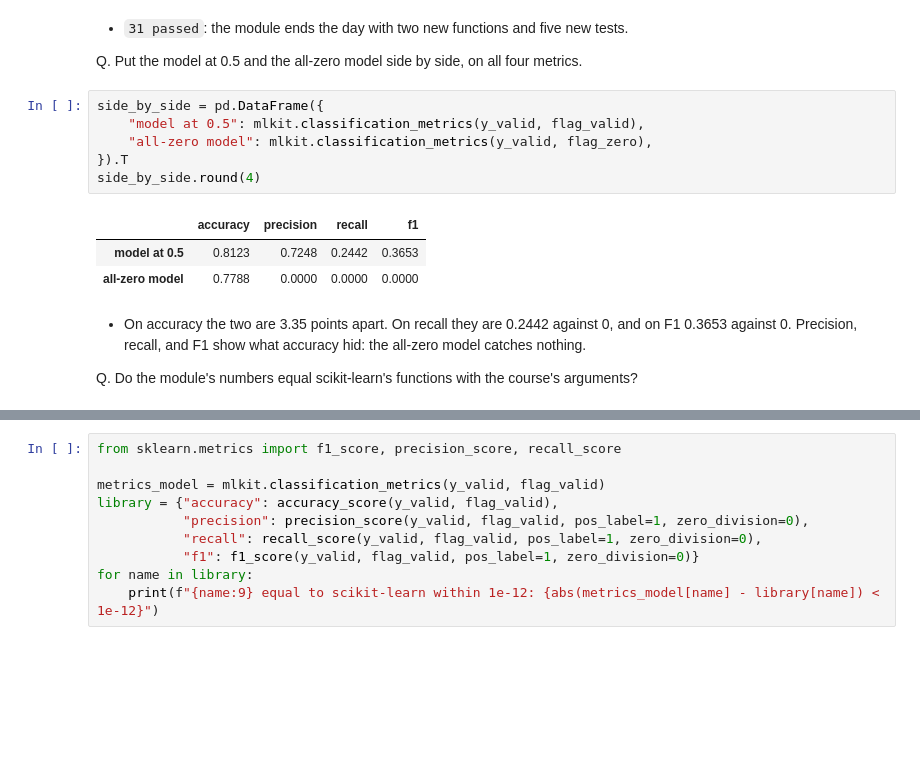
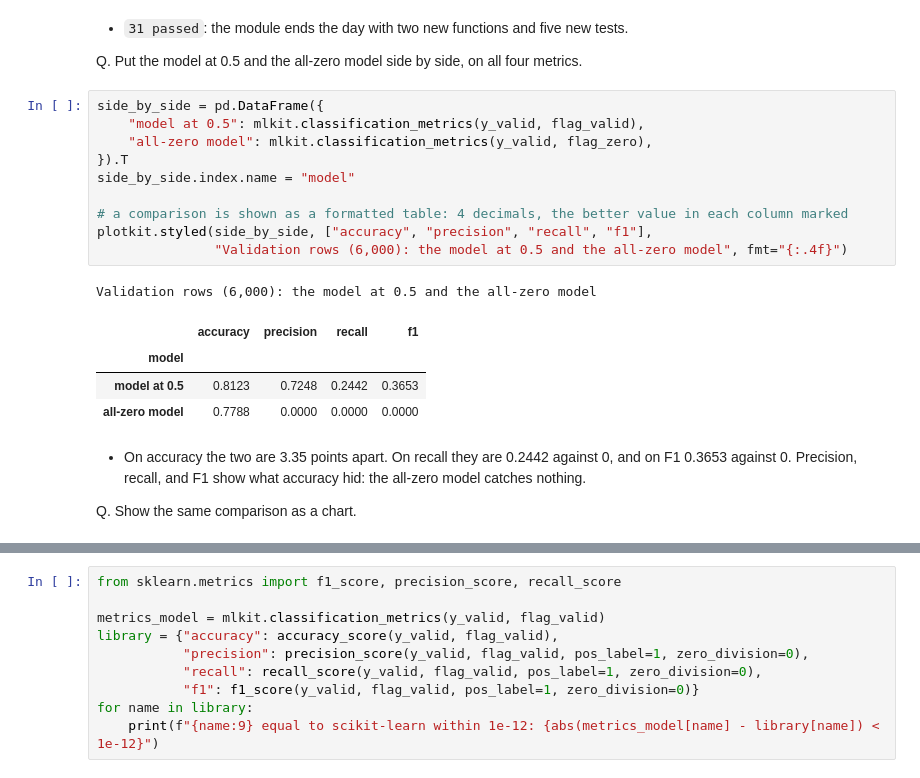
Before and after one commit to lenamonj/python-fixed-income, a Jupyter notebook: course4_machine_learning/week2/day2/07_confusion_matrix_precision_and_recall.ipynb, the cells around one changed output, grey strips where cells are left out. Cells and saved outputs as stored; diff of their text form; blank space fills up the shorter version.

```diff
--- a/course4_machine_learning/week2/day2/07_confusion_matrix_precision_and_recall.ipynb
+++ b/course4_machine_learning/week2/day2/07_confusion_matrix_precision_and_recall.ipynb
@@ -1115,14 +1498,20 @@ Q. Put the model at 0.5 and the all-zero model side by side, on all four metrics
 # %%
 side_by_side = pd.DataFrame({
     "model at 0.5": mlkit.classification_metrics(y_valid, flag_valid),
     "all-zero model": mlkit.classification_metrics(y_valid, flag_zero),
 }).T
-side_by_side.round(4)
+side_by_side.index.name = "model"
+
+# a comparison is shown as a formatted table: 4 decimals, the better value in each column marked
+plotkit.styled(side_by_side, ["accuracy", "precision", "recall", "f1"],
+               "Validation rows (6,000): the model at 0.5 and the all-zero model", fmt="{:.4f}")
 # %% [output]
+Validation rows (6,000): the model at 0.5 and the all-zero model
 |  | accuracy | precision | recall | f1 |
+| model |  |  |  |  |
 | model at 0.5 | 0.8123 | 0.7248 | 0.2442 | 0.3653 |
 | all-zero model | 0.7788 | 0.0000 | 0.0000 | 0.0000 |
 # %% [markdown]
 * On accuracy the two are 3.35 points apart. On recall they are 0.2442 against 0, and on F1 0.3653 against 0. Precision, recall, and F1 show what accuracy hid: the all-zero model catches nothing.
 
-Q. Do the module's numbers equal scikit-learn's functions with the course's arguments?
+Q. Show the same comparison as a chart.
```
Also changed, not shown: parts of 34 cells of this notebook, 4 other files.
